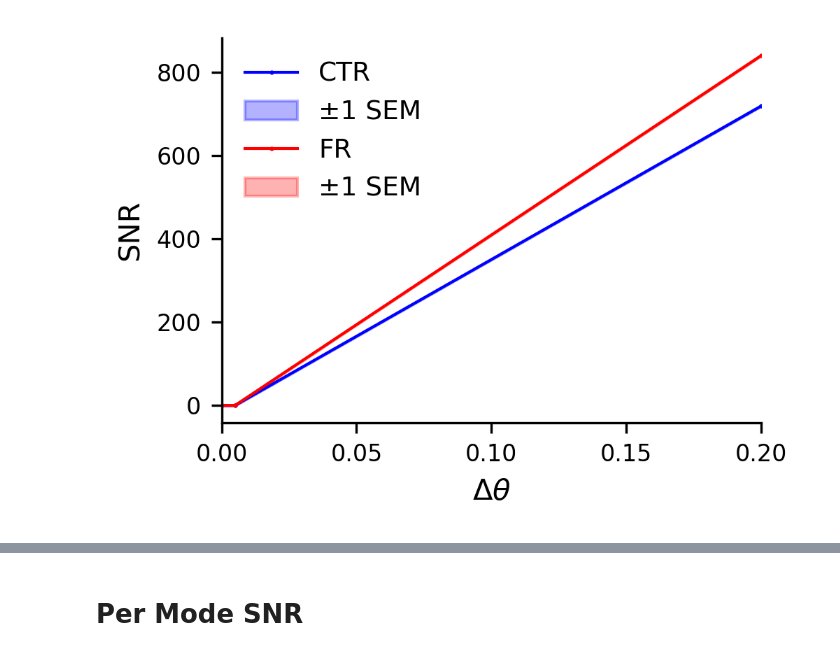
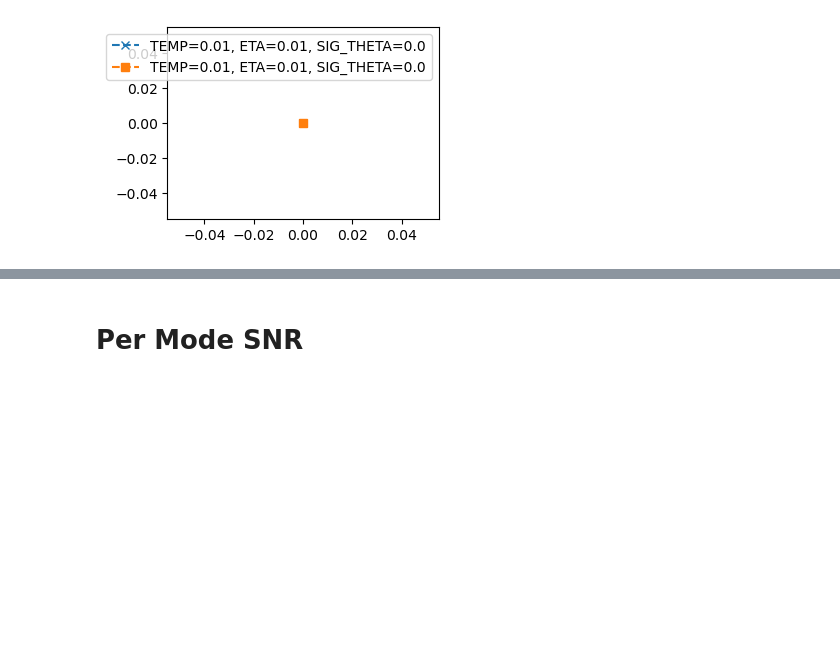
Before and after one commit to scastedo/continuous_attractor_project, a Jupyter notebook: data_analysis_new.ipynb, the cells around one changed output, grey strips where cells are left out. Saved outputs shown, nothing was run; the diff lists cells and outputs as text; code cells hidden in the pictures; blank space fills up the shorter version.

```diff
--- a/data_analysis_new.ipynb
+++ b/data_analysis_new.ipynb
@@ -6,8 +6,11 @@ import math
 import numpy as np
 from matplotlib import pyplot as plt
 from scipy.stats import norm
+# RUNS_DIR = Path("/data/scastedo/runs_feb_10_failure_2")
 
-RUNS_DIR = Path("/data/scastedo/runs_jan30_huge_modes")
+# RUNS_DIR = Path("/data/scastedo/runs_feb_9_mitig_3")
+# RUNS_DIR = Path("/data/scastedo/runs_feb_5_fast_2")
+RUNS_DIR = Path("/data/scastedo/A little Older/runs_feb_equilibrium_2")
 
 def build_state_tensors(
     runs_dir: Path = RUNS_DIR,
@@ -512,7 +515,7 @@ from matplotlib import pyplot as plt
 def snr_to_performance(snrval):
     dprime = np.sqrt(snrval)
     z = dprime / np.sqrt(2)
-    # perf = norm.cdf(z)
+    perf = norm.cdf(z)
     # return perf
     return snrval
 
@@ -523,55 +526,84 @@ def plottings(x,y, label, color):
     # for trial_idx in range(y.shape[1]):
         # ax.plot(x, y[:, trial_idx], lw=0.5, alpha=0.3, color = color)
 
     # only plot first 5 angles
     mean_y = mean_y#[:7]
     sem_y = sem_y#[:7]
     x = x#[:7]
     ax.plot(x, mean_y, lw=1, marker='o', linestyle='-', label=label, color=color)
     ax.fill_between(x, mean_y - sem_y, mean_y + sem_y, alpha=0.3, label="±1 SEM", color=color)
 
 
 fig, ax = plt.subplots(figsize=(3.5, 2.5))  # good size for 1-column figure
-eta = ETA_VALUES[0]
-temp = TEMP_VALUES[0]
-sigma_theta = SIG_THETA_VALUES[0]
+# eta = ETA_VALUES[0]
+# temp = TEMP_VALUES[2]
+# sigma_theta = SIG_THETA_VALUES[-1]
+deltas_plot = []
+proportion_plot = []
+# ETA = 0
+for ETA in ETA_VALUES:
+    for TEMP in TEMP_VALUES:
+        for SIG_THETA in SIG_THETA_VALUES:
+            delta = delta_final_ctr[TEMP_VALUES.index(TEMP),ETA_VALUES.index(ETA),SIG_THETA_VALUES.index(SIG_THETA)]
+            ctr_snr = snr_to_performance(snr_final_ctr[TEMP_VALUES.index(TEMP),ETA_VALUES.index(ETA),SIG_THETA_VALUES.index(SIG_THETA)])
+            fr_snr = snr_to_performance(snr_final_fr[TEMP_VALUES.index(TEMP),ETA_VALUES.index(ETA),SIG_THETA_VALUES.index(SIG_THETA)])
+            deltas_plot.append(delta)
+            proportion_plot.append(ctr_snr/fr_snr)
+            # plt.plot(delta, ctr_snr/fr_snr, 'o-',label=f"TEMP={TEMP}, ETA={ETA}, SIG_THETA={SIG_THETA}")
+            plt.plot(delta, ctr_snr, 'x--',label=f"TEMP={TEMP}, ETA={ETA}, SIG_THETA={SIG_THETA}")
+            plt.plot(delta, fr_snr, 's--',label=f"TEMP={TEMP}, ETA={ETA}, SIG_THETA={SIG_THETA}")
+            # plt.yscale('log')
+            plt.legend()
+            plt.show()
 
-plottings(delta_final_ctr[TEMP_VALUES.index(temp),ETA_VALUES.index(eta),SIG_THETA_VALUES.index(sigma_theta)], snr_to_performance(snr_final_ctr[TEMP_VALUES.index(temp),ETA_VALUES.index(eta),SIG_THETA_VALUES.index(sigma_theta)]), label=f"CTR", color="blue")
-plottings(delta_final_fr[TEMP_VALUES.index(temp),ETA_VALUES.index(eta),SIG_THETA_VALUES.index(sigma_theta)], snr_to_performance(snr_final_fr[TEMP_VALUES.index(temp),ETA_VALUES.index(eta),SIG_THETA_VALUES.index(sigma_theta)]), label=f"FR", color="red")
-# ctr_vals = snr_to_performance(snr_final_ctr[TEMP_VALUES.index(temp),ETA_VALUES.index(eta),SIG_THETA_VALUES.index(sigma_theta)])
-# fr_vals = snr_to_performance(snr_final_fr[TEMP_VALUES.index(temp),ETA_VALUES.index(eta),SIG_THETA_VALUES.index(sigma_theta)])
-# plt.plot(fr_vals/ctr_vals, label="FR/CTR", color="green")
-# eta = ETA_VALUES[-1]
-# temp = TEMP_VALUES[-1]
-# sigma_theta = SIG_THETA_VALUES[-1]
-# plottings(delta_final_ctr[TEMP_VALUES.index(temp),ETA_VALUES.index(eta),SIG_THETA_VALUES.index(sigma_theta)], snr_to_performance(snr_final_ctr[TEMP_VALUES.index(temp),ETA_VALUES.index(eta),SIG_THETA_VALUES.index(sigma_theta)]), label=f"CTR (no noise)", color="cyan")
-# plottings(delta_final_fr[TEMP_VALUES.index(temp),ETA_VALUES.index(eta),SIG_THETA_VALUES.index(sigma_theta)], snr_to_performance(snr_final_fr[TEMP_VALUES.index(temp),ETA_VALUES.index(eta),SIG_THETA_VALUES.index(sigma_theta)]), label=f"FR (no noise)", color="magenta")
-# plt.xlim(0,.12)
-# plt.ylim(0,5000000)
-# plt.ylim(0,10)
-# plt.xlim(0,0.025)
-# plt.ylim(0,500)
-# plt.ylim(0,20)
-# plt.yscale("log")
+
+
+# for i in range(len(deltas_plot)):
+#     delta_order = np.argsort(deltas_plot[i])
+#     deltas_sorted = np.array(deltas_plot[i])[delta_order]
+#     proportion_sorted = np.array(proportion_plot[i])[delta_order]
+#     # average over bins of delta = 0.005
+#     bin_size = 0.05
+#     bins = np.arange(0, max(deltas_sorted) + bin_size, bin_size)
+#     bin_indices = np.digitize(deltas_sorted, bins) - 1
+#     binned_deltas = []
+#     binned_proportions = []
+#     for b in range(len(bins)):
+#         in_bin = bin_indices == b
+#         if np.any(in_bin):
+#             binned_deltas.append(deltas_sorted[in_bin].mean())
+#             binned_proportions.append(proportion_sorted[in_bin].mean())
+#     deltas_sorted = np.array(binned_deltas)
+#     proportion_sorted = np.array(binned_proportions)
+
+
+#     plt.plot(deltas_sorted, proportion_sorted, 'o-')
+# deltas_sorted = [np.array(deltas_plot)[np.argsort(deltas_plot)]]
+# proportion_sorted = [np.array(proportion_plot)[np.argsort(deltas_plot)]]
+# plt.plot(deltas_sorted[0], proportion_sorted[0], 'o-')
+# plt.yscale('log')
+# plt.ylim(0,5)
+# plt.xlim(0,0.05)
 plt.rcParams.update({
     "font.size": 9,
     "axes.labelsize": 10,
     "axes.titlesize": 10,
     "xtick.labelsize": 8,
     "ytick.labelsize": 8,
     "figure.dpi": 300,
-    "lines.markersize": 0.5
+    "lines.markersize": 1,
 })
 # plt.xlim(0,0.05)
-# plt.ylim(0,15)
+plt.ylim(0,10)
+plt.axhline(y=1, color='gray', linestyle='--', lw=0.8)
 ax.set_xlabel(r"$\Delta \theta$")
-ax.set_ylabel("SNR")
+ax.set_ylabel("SNR CTR/FR")
 ax.spines["top"].set_visible(False)
 ax.spines["right"].set_visible(False)
 # tighter x margins and layout
 ax.margins(x=0)
-ax.legend(frameon=False)
+ax.legend(frameon=False, fontsize=5, loc='upper right')
 fig.tight_layout()
 # ax.invert_xaxis()
 # %% [output]
-[figure, old version]
+[figure, new version]
```
Also changed, not shown: parts of 24 cells of this notebook, 6 other files.
